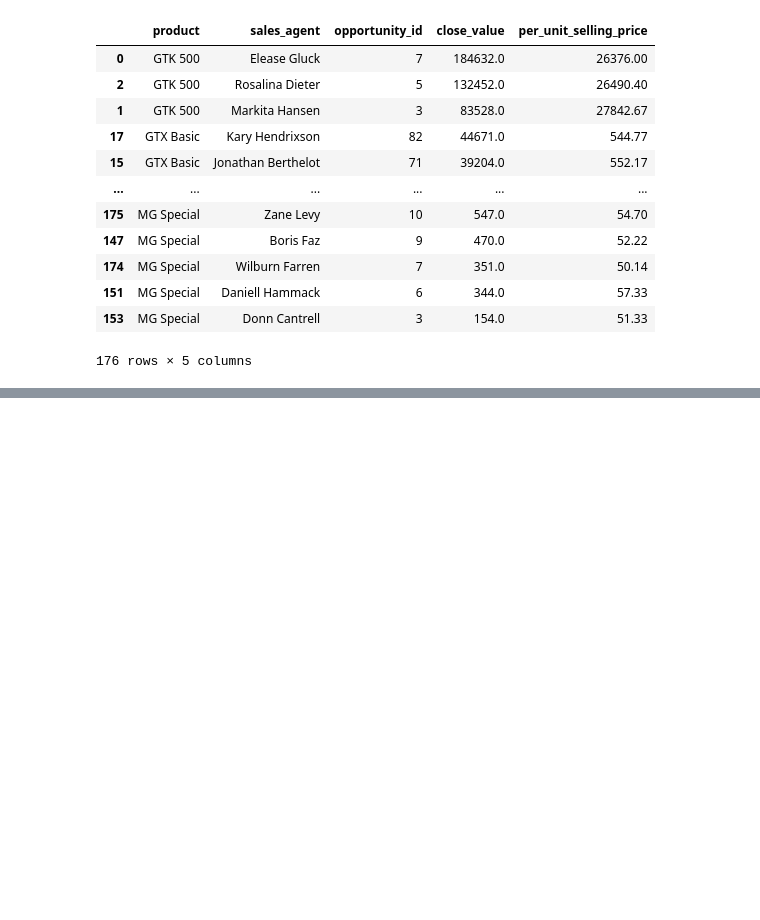
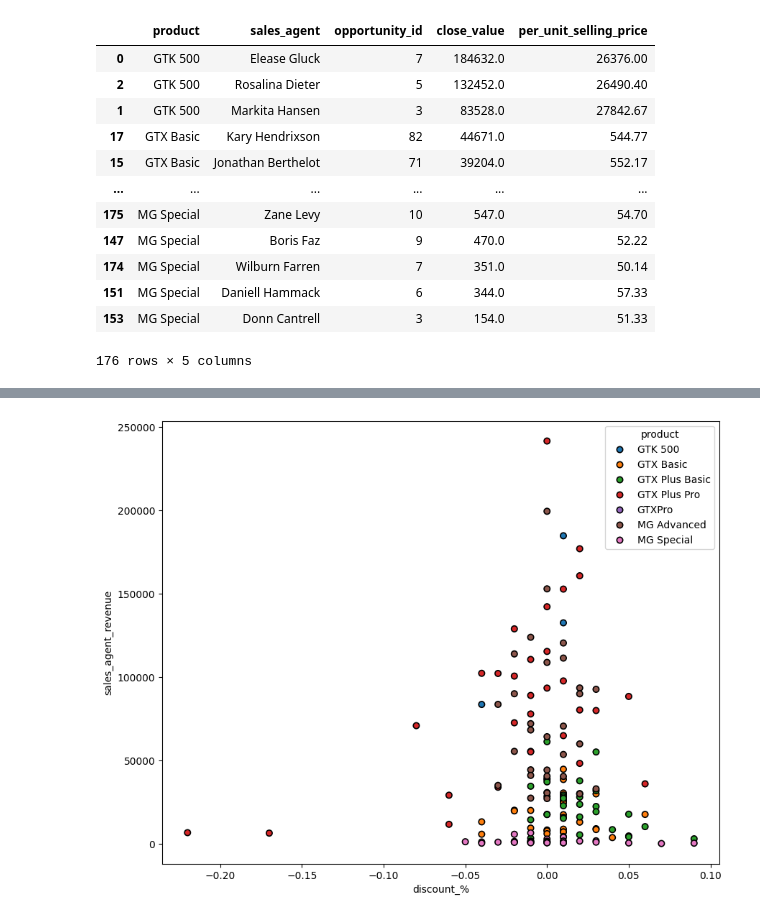
Before and after one commit to SuyogPatgave/Python_Codes-Projects, a Jupyter notebook: CRM_Project.ipynb, the cells around one changed output, grey strips where cells are left out. Drawn from its saved outputs; the diff is of its cells as text; code cells hidden in the pictures; blank space fills up the shorter version.

```diff
--- a/CRM_Project.ipynb
+++ b/CRM_Project.ipynb
@@ -1228,0 +1246,7 @@ resultf1
+# %%
+resultf2 = pd.merge(resultf1, prdts, on='product', how='left')
+resultf2 = resultf2.rename(columns={'sales_price':'per_unit_sell_price', 'per_unit_selling_price':'agent_per_unit_SP'})
+resultf2['discount_%'] = (1 - (resultf2['agent_per_unit_SP']/resultf2['per_unit_sell_price'])).round(2)
+resultf2['discount_per_unit'] = (resultf2['per_unit_sell_price']-resultf2['agent_per_unit_SP']).round(2)
+print(" For reference:- we are comparing the amount charged for each unit of a product \n by every sales agent to the actual per unit selling price of a product\n\n")
+resultf2
@@ -1228,0 +1269,10 @@ resultf1
+# %%
+#plt.figure(figsize=(10,8))
+#sns.scatterplot(x=resultf2['agent_per_unit_SP'], y=resultf2['opportunity_id'], hue=resultf2['product'], palette="tab10", edgecolor="black", linewidth=1.2)
+#plt.show()
+
+plt.figure(figsize=(10,8))
+sns.scatterplot(x=resultf2['discount_%'], y=resultf2['sales_agent_revenue'], hue=resultf2['product'], palette="tab10", edgecolor="black", linewidth=1.2)
+plt.show()
+# %% [output]
+[figure, added]
```
Also changed, not shown: parts of 4 cells of this notebook.
